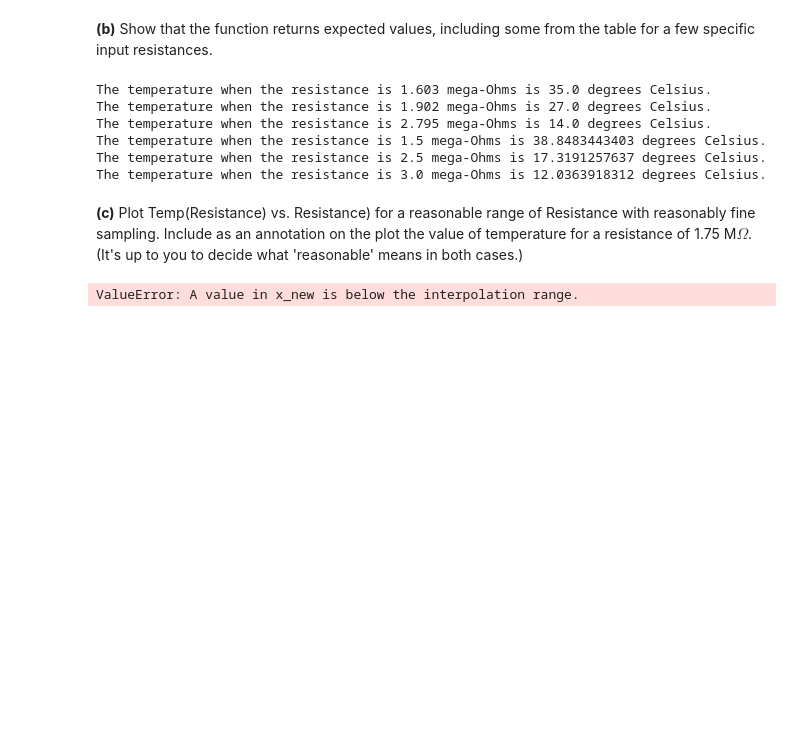
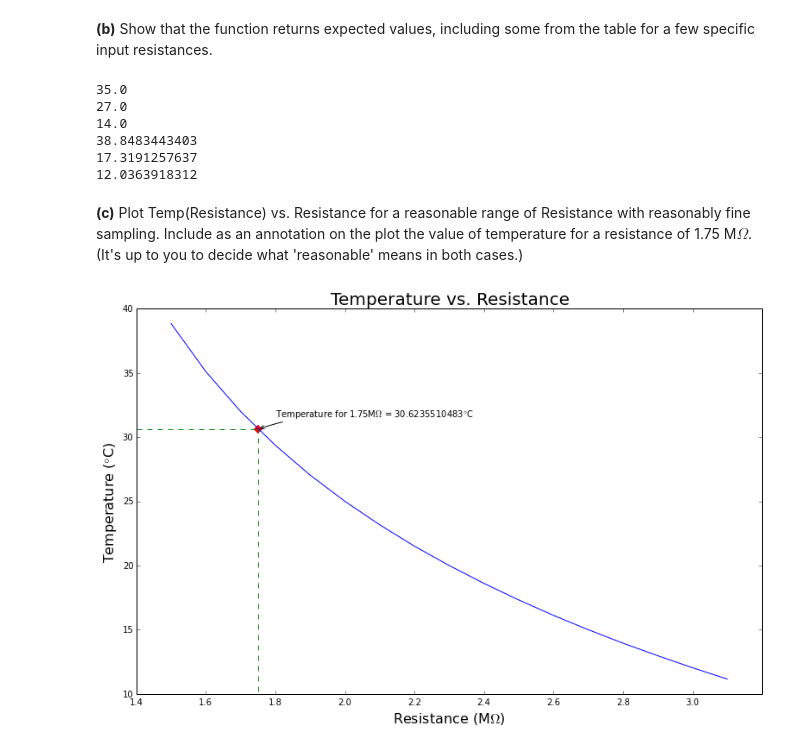
Before and after one commit to pnguye41/PHYS202-S14, a Jupyter notebook: SciPy/InterpolationExercises.ipynb, the cells around one changed output. Saved outputs shown, nothing was run; the diff lists cells and outputs as text; code cells hidden in the pictures; blank space fills up the shorter version.

Commit message:
modified interpolationExercises and created DifferentiationTour

```diff
--- a/SciPy/InterpolationExercises.ipynb
+++ b/SciPy/InterpolationExercises.ipynb
@@ -53,11 +53,10 @@ print temp1, res1
 # %%
 from scipy.interpolate import interp1d
 
-tempInterp = interp1d(res1, temp1,kind='cubic')
+tempInterp = interp1d(res1,temp1,kind='cubic')
 
 def Temp(Resistance):
-    return 'The temperature when the resistance is %s mega-Ohms is %s degrees Celsius.' \
-            % (Resistance, tempInterp(Resistance))
+    return tempInterp(Resistance)
 # %% [markdown]
 **(b)** Show that the function returns expected values, including some from the table for a few specific input resistances.
 # %%
@@ -71,18 +70,37 @@ print Temp(1.5)
 print Temp(2.5)
 print Temp(3.0)
 # %% [output]
-The temperature when the resistance is 1.603 mega-Ohms is 35.0 degrees Celsius.
-The temperature when the resistance is 1.902 mega-Ohms is 27.0 degrees Celsius.
-The temperature when the resistance is 2.795 mega-Ohms is 14.0 degrees Celsius.
-The temperature when the resistance is 1.5 mega-Ohms is 38.8483443403 degrees Celsius.
-The temperature when the resistance is 2.5 mega-Ohms is 17.3191257637 degrees Celsius.
-The temperature when the resistance is 3.0 mega-Ohms is 12.0363918312 degrees Celsius.
+35.0
+27.0
+14.0
+38.8483443403
+17.3191257637
+12.0363918312
 # %% [markdown]
-**(c)** Plot Temp(Resistance) vs. Resistance) for a reasonable range of Resistance with reasonably fine sampling. Include as an annotation on the plot the value of temperature for a resistance of 1.75 M$\Omega$. (It's up to you to decide what 'reasonable' means in both cases.)
+**(c)** Plot Temp(Resistance) vs. Resistance for a reasonable range of Resistance with reasonably fine sampling. Include as an annotation on the plot the value of temperature for a resistance of 1.75 M$\Omega$. (It's up to you to decide what 'reasonable' means in both cases.)
-# %%
-x = np.arange(1.0,5.0,0.1)
-y = Temp(x)
-plt.plot(x,y)
-plt.show()
-# %% [output]
-ValueError: A value in x_new is below the interpolation range.
+# %%
+x = np.arange(1.5,3.2,0.1)
+y = Temp(x)
+
+fig = plt.figure(figsize=(13,8))
+plt.plot(x,y)
+plt.xlim([1.4,3.2])
+plt.ylim([10,40])
+plt.xticks(np.arange(1.4,3.2,0.2))
+plt.xlabel('Resistance (M$\Omega$)', fontsize=16)
+plt.ylabel('Temperature ($\degree$C)', fontsize=16)
+plt.title('Temperature vs. Resistance', fontsize=20)
+
+
+t = 1.75
+plt.plot([t,t], [0,Temp(t)], color='g', linestyle='--')
+plt.plot([0,t], [Temp(t),Temp(t)], color='g', linestyle='--')
+plt.scatter([t, ], [Temp(t)], s=40, color='r', marker='D')
+plt.annotate(r'Temperature for 1.75M$\Omega$ = %s$\degree$C' % (Temp(t)),
+             xy=[t, Temp(t)], xycoords='data', xytext=(t+0.05, Temp(t)+1),
+             arrowprops=dict(arrowstyle='->', connectionstyle='arc3,rad=.1'))
+
+
+plt.show()
+# %% [output]
+[figure, added]
```
Also changed, not shown: parts of 1 cell of this notebook, 1 other file.
